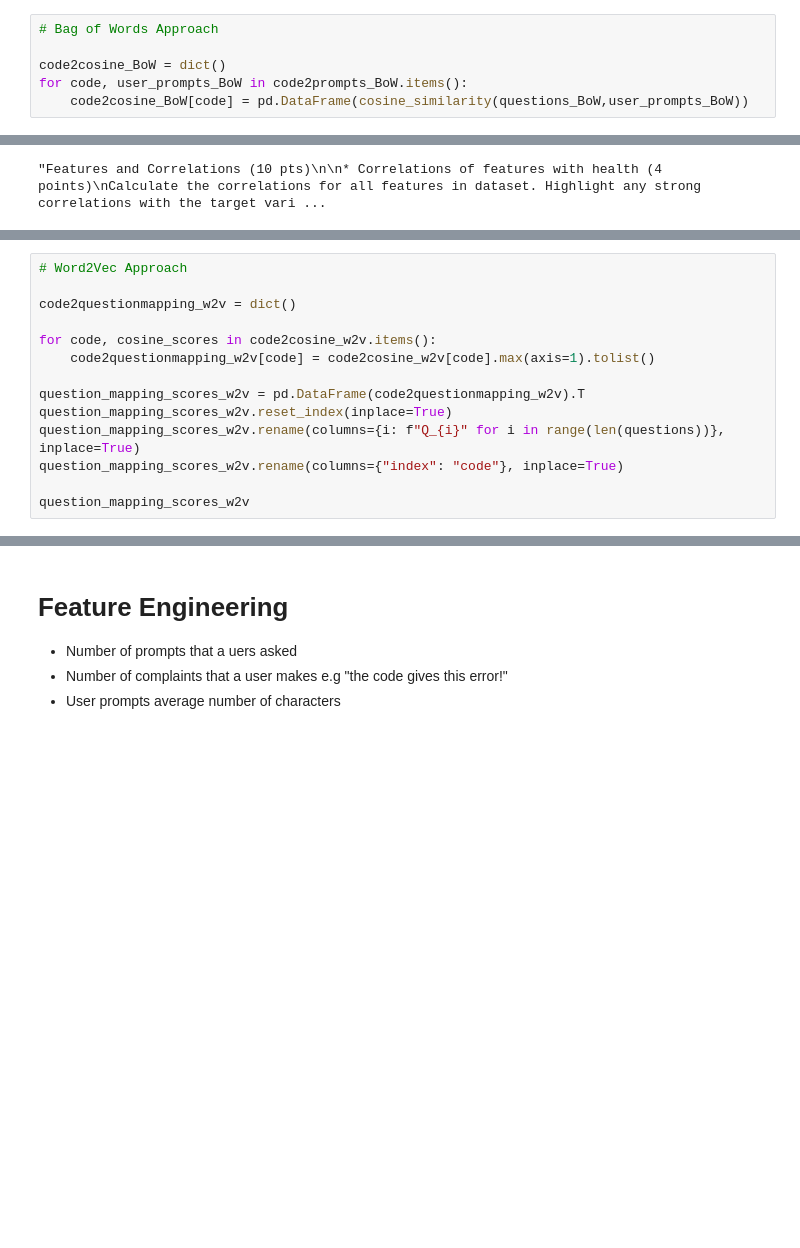
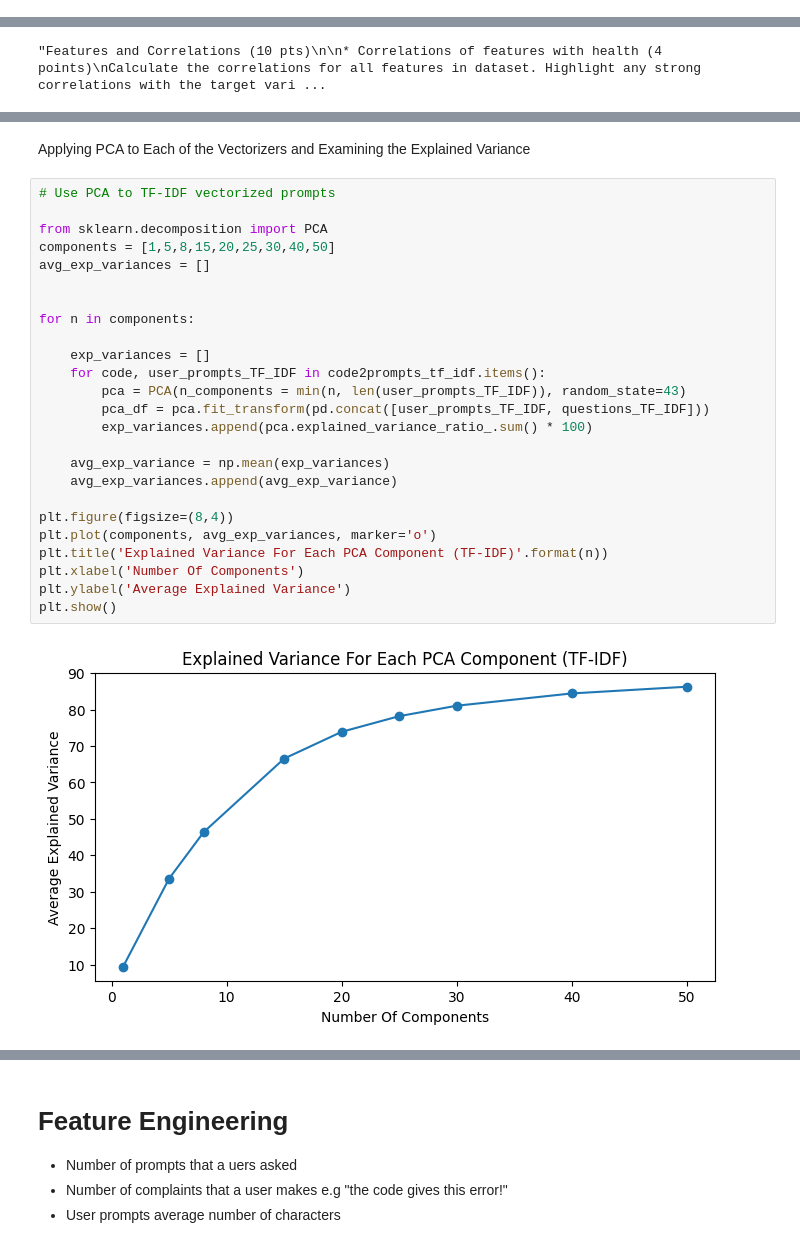
Before and after one commit to salihnuman/CS412_Project, a Jupyter notebook: hw_score_predict.ipynb, the cells around one changed output, grey strips where cells are left out. Saved outputs shown, nothing was run; the diff lists cells and outputs as text; blank space fills up the shorter version.

```diff
--- a/hw_score_predict.ipynb
+++ b/hw_score_predict.ipynb
@@ -365,6 +320,0 @@ for code, user_prompts_tf_idf in code2prompts_tf_idf.items():
-# %%
-# Bag of Words Approach
-
-code2cosine_BoW = dict()
-for code, user_prompts_BoW in code2prompts_BoW.items():
-    code2cosine_BoW[code] = pd.DataFrame(cosine_similarity(questions_BoW,user_prompts_BoW))
@@ -439,14 +350,0 @@ question_mapping_scores_BoW
-# %%
-# Word2Vec Approach
-
-code2questionmapping_w2v = dict()
-
-for code, cosine_scores in code2cosine_w2v.items():
-    code2questionmapping_w2v[code] = code2cosine_w2v[code].max(axis=1).tolist()
-
-question_mapping_scores_w2v = pd.DataFrame(code2questionmapping_w2v).T
-question_mapping_scores_w2v.reset_index(inplace=True)
-question_mapping_scores_w2v.rename(columns={i: f"Q_{i}" for i in range(len(questions))}, inplace=True)
-question_mapping_scores_w2v.rename(columns={"index": "code"}, inplace=True)
-
-question_mapping_scores_w2v
@@ -466,0 +351,29 @@ question_mapping_scores_w2v
+# %% [markdown]
+Applying PCA to Each of the Vectorizers and Examining the Explained Variance
+# %%
+# Use PCA to TF-IDF vectorized prompts
+
+from sklearn.decomposition import PCA
+components = [1,5,8,15,20,25,30,40,50]
+avg_exp_variances = []
+
+
+for n in components:
+
+    exp_variances = []
+    for code, user_prompts_TF_IDF in code2prompts_tf_idf.items():
+        pca = PCA(n_components = min(n, len(user_prompts_TF_IDF)), random_state=43)
+        pca_df = pca.fit_transform(pd.concat([user_prompts_TF_IDF, questions_TF_IDF]))
+        exp_variances.append(pca.explained_variance_ratio_.sum() * 100)
+
+    avg_exp_variance = np.mean(exp_variances)
+    avg_exp_variances.append(avg_exp_variance)
+
+plt.figure(figsize=(8,4))
+plt.plot(components, avg_exp_variances, marker='o')
+plt.title('Explained Variance For Each PCA Component (TF-IDF)'.format(n))
+plt.xlabel('Number Of Components')
+plt.ylabel('Average Explained Variance')
+plt.show()
+# %% [output]
+[figure, added]
```
Also changed, not shown: parts of 44 cells of this notebook.
